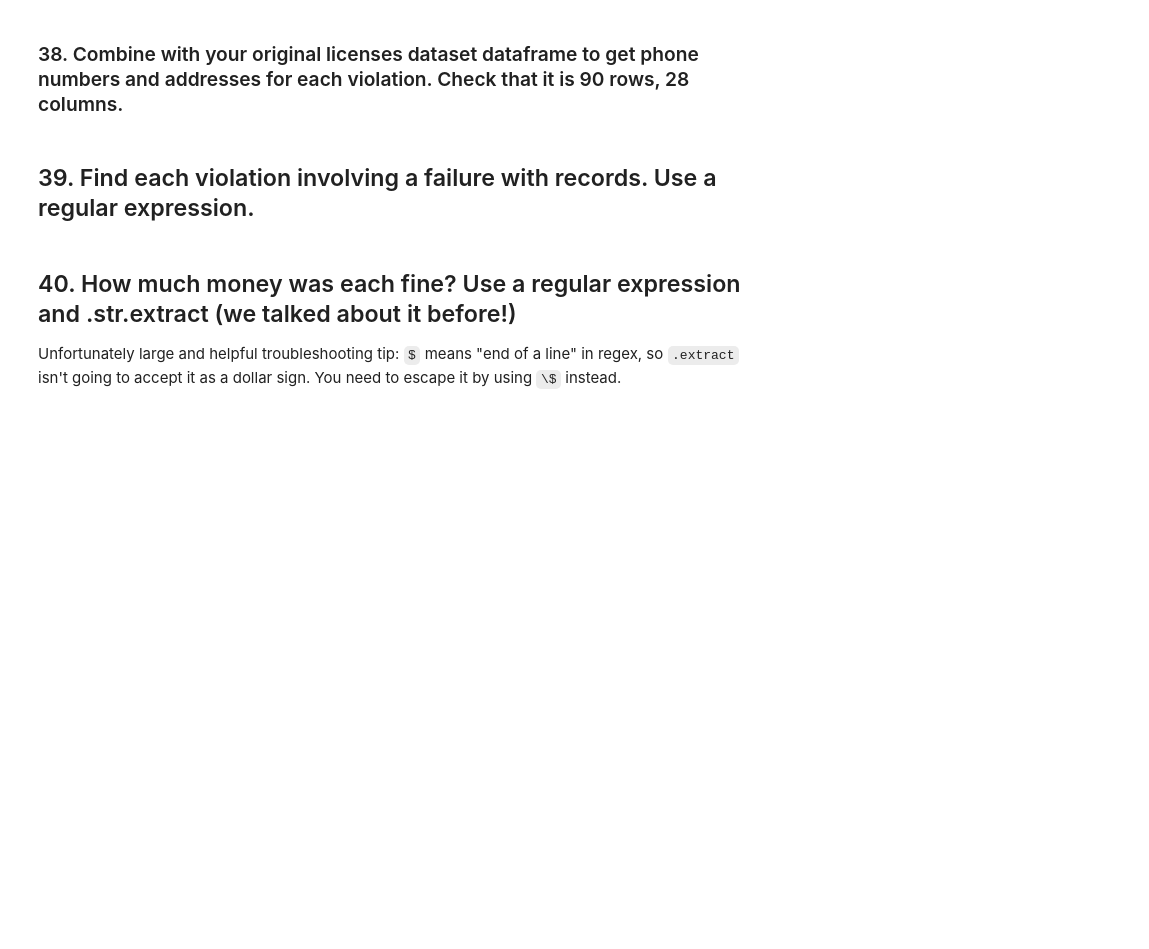
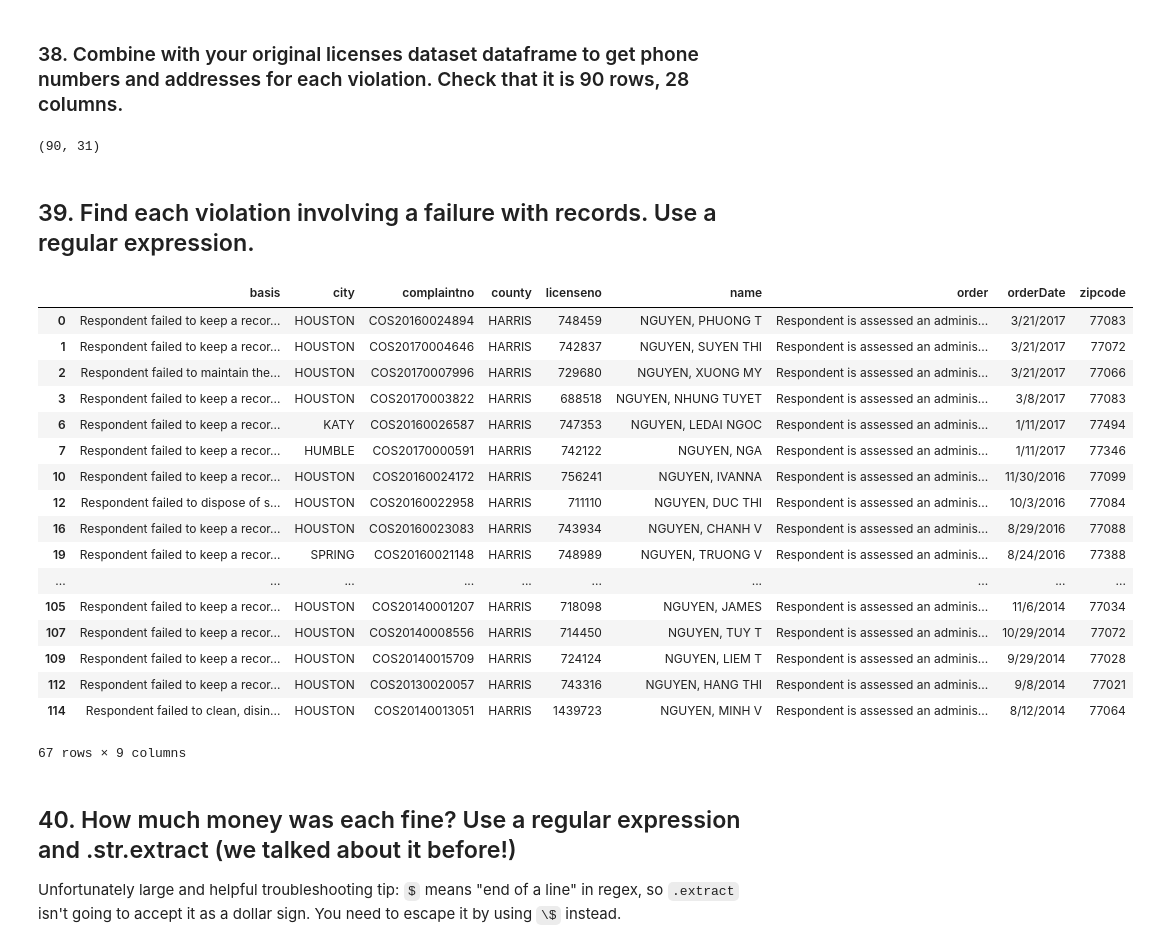
Before and after one commit to mingligraphics/foundations_homework, a Jupyter notebook: 07-homework/licensing/Licenses.ipynb, the cells around one changed output. Drawn from its saved outputs; the diff is of its cells as text; code cells hidden in the pictures; blank space fills up the shorter version.

```diff
--- a/07-homework/licensing/Licenses.ipynb
+++ b/07-homework/licensing/Licenses.ipynb
@@ -848,3 +968,6 @@ This will involve doing some research in one dataframe, then the other one. I di
 ## PART FIVE: Violations
 
 ### 37. Read in **violations.csv** as `violations_df`, make sure it looks right
+# %%
+violations_df = pd.read_csv('violations.csv')
+violations_df.head()
@@ -853,5 +1002,30 @@ This will involve doing some research in one dataframe, then the other one. I di
+# %%
+merged_violation.shape # have added FIRSTNAME LASTNAME GENDER columns to the original dataset
+# %% [output]
+(90, 31)
 # %% [markdown]
 ## 39. Find each violation involving a failure with records. Use a regular expression.
+# %%
+violations_df[violations_df.basis.str.contains('fail.* record.*')]
+# %% [output]
+|  | basis | city | complaintno | county | licenseno | name | order | orderDate | zipcode |
+| 0 | Respondent failed to keep a recor... | HOUSTON | COS20160024894 | HARRIS | 748459 | NGUYEN, PHUONG T | Respondent is assessed an adminis... | 3/21/2017 | 77083 |
+| 1 | Respondent failed to keep a recor... | HOUSTON | COS20170004646 | HARRIS | 742837 | NGUYEN, SUYEN THI | Respondent is assessed an adminis... | 3/21/2017 | 77072 |
+| 2 | Respondent failed to maintain the... | HOUSTON | COS20170007996 | HARRIS | 729680 | NGUYEN, XUONG MY | Respondent is assessed an adminis... | 3/21/2017 | 77066 |
+| 3 | Respondent failed to keep a recor... | HOUSTON | COS20170003822 | HARRIS | 688518 | NGUYEN, NHUNG TUYET | Respondent is assessed an adminis... | 3/8/2017 | 77083 |
+| 6 | Respondent failed to keep a recor... | KATY | COS20160026587 | HARRIS | 747353 | NGUYEN, LEDAI NGOC | Respondent is assessed an adminis... | 1/11/2017 | 77494 |
+| 7 | Respondent failed to keep a recor... | HUMBLE | COS20170000591 | HARRIS | 742122 | NGUYEN, NGA | Respondent is assessed an adminis... | 1/11/2017 | 77346 |
+| 10 | Respondent failed to keep a recor... | HOUSTON | COS20160024172 | HARRIS | 756241 | NGUYEN, IVANNA | Respondent is assessed an adminis... | 11/30/2016 | 77099 |
+| 12 | Respondent failed to dispose of s... | HOUSTON | COS20160022958 | HARRIS | 711110 | NGUYEN, DUC THI | Respondent is assessed an adminis... | 10/3/2016 | 77084 |
+| 16 | Respondent failed to keep a recor... | HOUSTON | COS20160023083 | HARRIS | 743934 | NGUYEN, CHANH V | Respondent is assessed an adminis... | 8/29/2016 | 77088 |
+| 19 | Respondent failed to keep a recor... | SPRING | COS20160021148 | HARRIS | 748989 | NGUYEN, TRUONG V | Respondent is assessed an adminis... | 8/24/2016 | 77388 |
+| ... | ... | ... | ... | ... | ... | ... | ... | ... | ... |
+| 105 | Respondent failed to keep a recor... | HOUSTON | COS20140001207 | HARRIS | 718098 | NGUYEN, JAMES | Respondent is assessed an adminis... | 11/6/2014 | 77034 |
+| 107 | Respondent failed to keep a recor... | HOUSTON | COS20140008556 | HARRIS | 714450 | NGUYEN, TUY T | Respondent is assessed an adminis... | 10/29/2014 | 77072 |
+| 109 | Respondent failed to keep a recor... | HOUSTON | COS20140015709 | HARRIS | 724124 | NGUYEN, LIEM T | Respondent is assessed an adminis... | 9/29/2014 | 77028 |
+| 112 | Respondent failed to keep a recor... | HOUSTON | COS20130020057 | HARRIS | 743316 | NGUYEN, HANG THI | Respondent is assessed an adminis... | 9/8/2014 | 77021 |
+| 114 | Respondent failed to clean, disin... | HOUSTON | COS20140013051 | HARRIS | 1439723 | NGUYEN, MINH V | Respondent is assessed an adminis... | 8/12/2014 | 77064 |
+67 rows × 9 columns
 # %% [markdown]
 ## 40. How much money was each fine? Use a regular expression and .str.extract (we talked about it before!)
 
```
Also changed, not shown: parts of 39 cells of this notebook, 1 other file.
